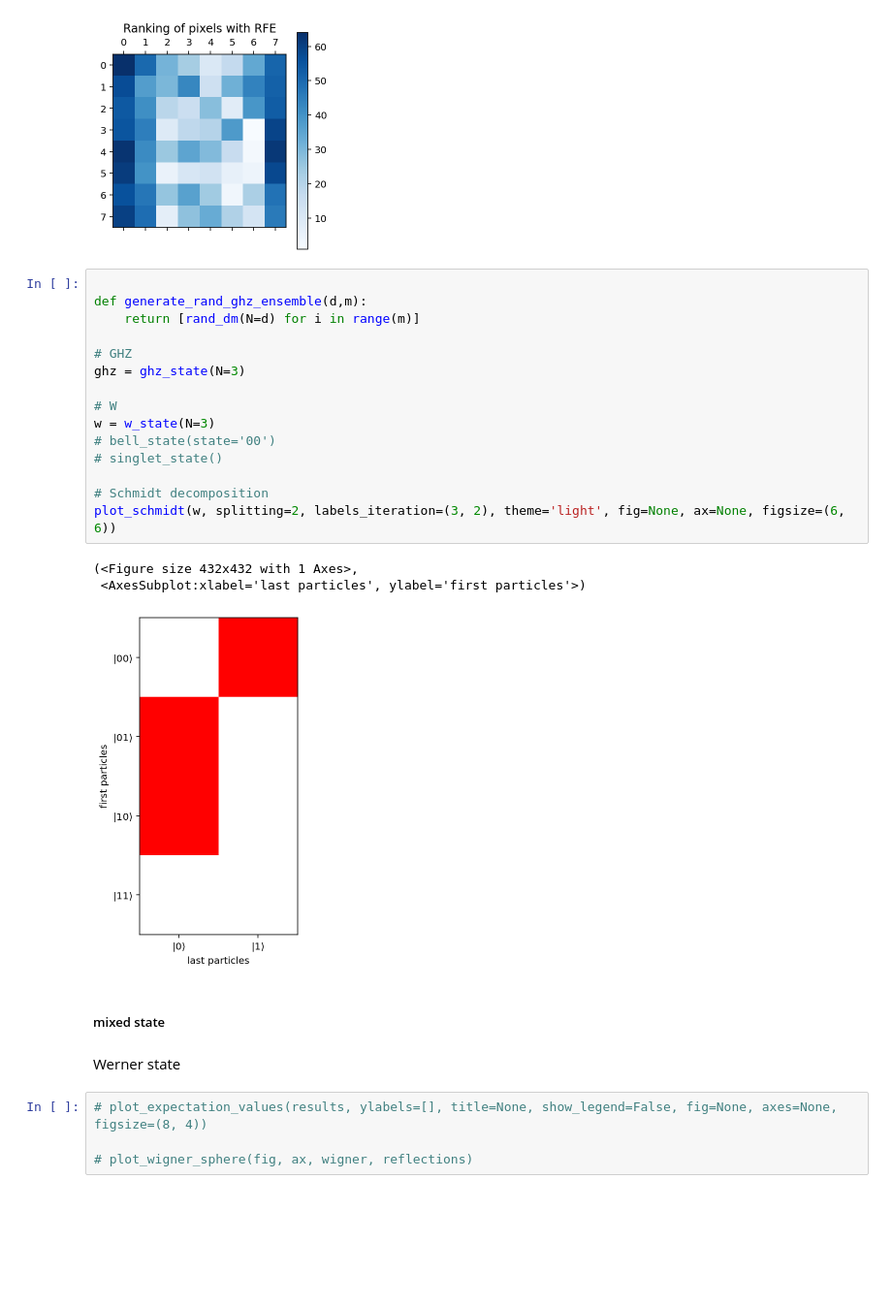
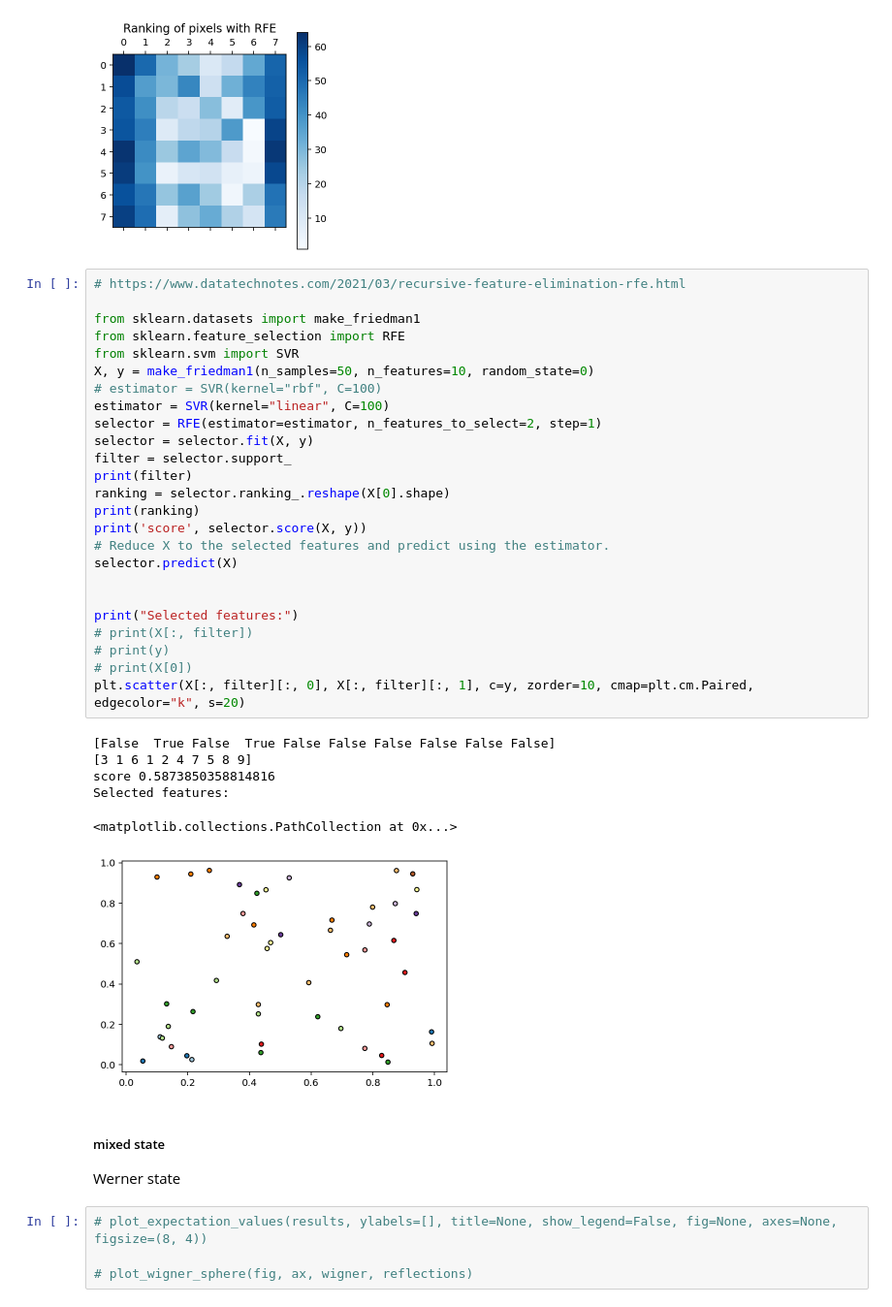
Before and after one commit to Jue-Xu/Entanglement-Witness, a Jupyter notebook: notebook/entangle.ipynb, the cells around one changed output. Shown: that part at 97% size. Saved outputs shown, nothing was run; the diff lists cells and outputs as text; blank space fills up the shorter version.

```diff
--- a/notebook/entangle.ipynb
+++ b/notebook/entangle.ipynb
@@ -693,29 +655,42 @@ plt.title("Ranking of pixels with RFE")
 plt.show()
 # %% [output]
 [figure]
-# %%
-
-def generate_rand_ghz_ensemble(d,m):
-    return [rand_dm(N=d) for i in range(m)]
-
-# GHZ
-ghz = ghz_state(N=3)
-
-# W
-w = w_state(N=3)
-# bell_state(state='00')
-# singlet_state()
-
-# Schmidt decomposition
-plot_schmidt(w, splitting=2, labels_iteration=(3, 2), theme='light', fig=None, ax=None, figsize=(6, 6))
-# %% [output]
-(<Figure size 432x432 with 1 Axes>,
- <AxesSubplot:xlabel='last particles', ylabel='first particles'>)
-[figure, removed]
+# %%
+# https://www.datatechnotes.com/2021/03/recursive-feature-elimination-rfe.html
+
+from sklearn.datasets import make_friedman1
+from sklearn.feature_selection import RFE
+from sklearn.svm import SVR
+X, y = make_friedman1(n_samples=50, n_features=10, random_state=0)
+# estimator = SVR(kernel="rbf", C=100)
+estimator = SVR(kernel="linear", C=100)
+selector = RFE(estimator=estimator, n_features_to_select=2, step=1)
+selector = selector.fit(X, y)
+filter = selector.support_
+print(filter)
+ranking = selector.ranking_.reshape(X[0].shape)
+print(ranking)
+print('score', selector.score(X, y))
+# Reduce X to the selected features and predict using the estimator.
+selector.predict(X)
+
+
+print("Selected features:")
+# print(X[:, filter])
+# print(y)
+# print(X[0])
+plt.scatter(X[:, filter][:, 0], X[:, filter][:, 1], c=y, zorder=10, cmap=plt.cm.Paired, edgecolor="k", s=20)
+# %% [output]
+[False  True False  True False False False False False False]
+[3 1 6 1 2 4 7 5 8 9]
+score 0.5873850358814816
+Selected features:
+<matplotlib.collections.PathCollection at 0x...>
+[figure, added]
 # %% [markdown]
 ##### mixed state
+
+Werner state
-# %% [markdown]
-Werner state
 # %%
 # plot_expectation_values(results, ylabels=[], title=None, show_legend=False, fig=None, axes=None, figsize=(8, 4))
 
```
Also changed, not shown: parts of 15 cells of this notebook, 9 other files.
